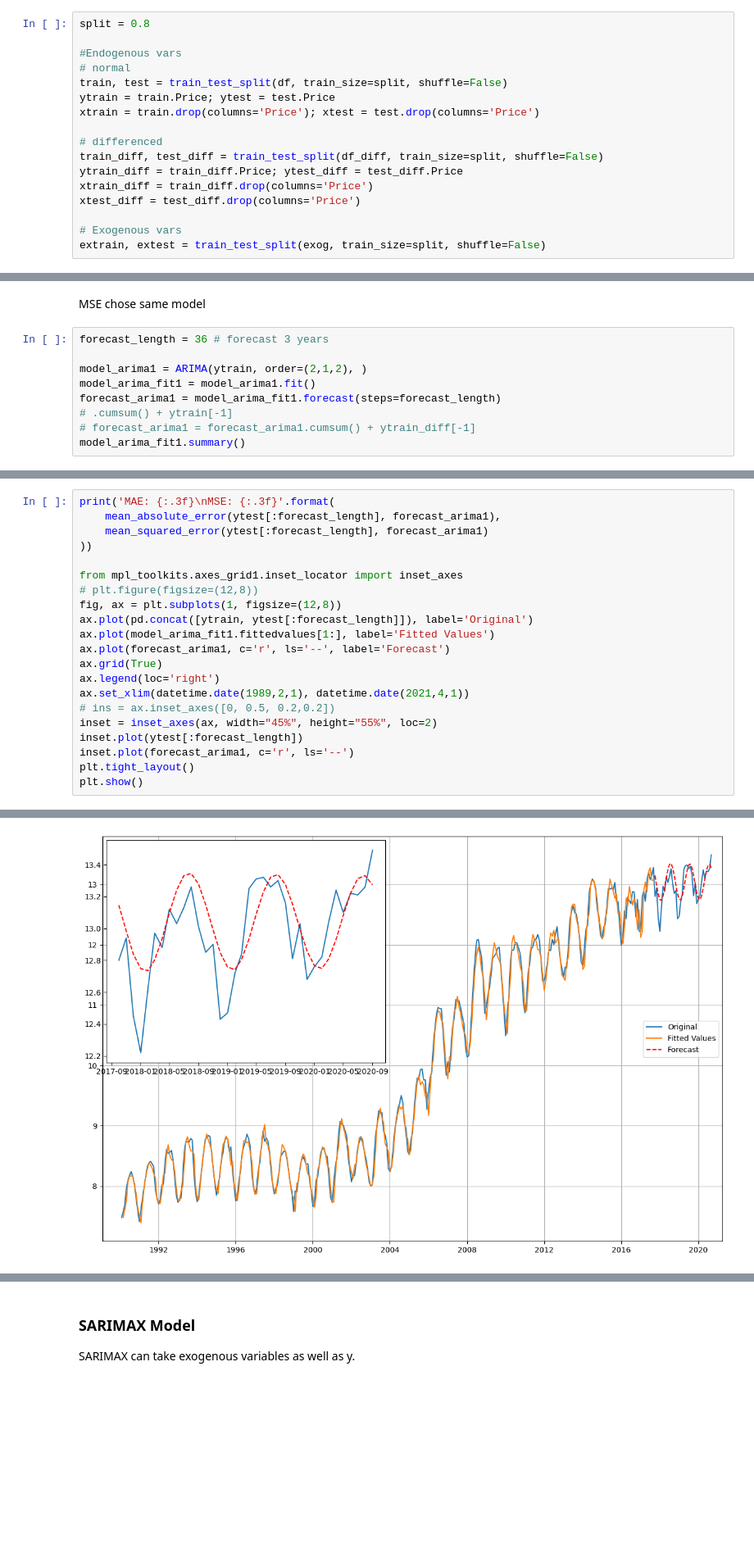
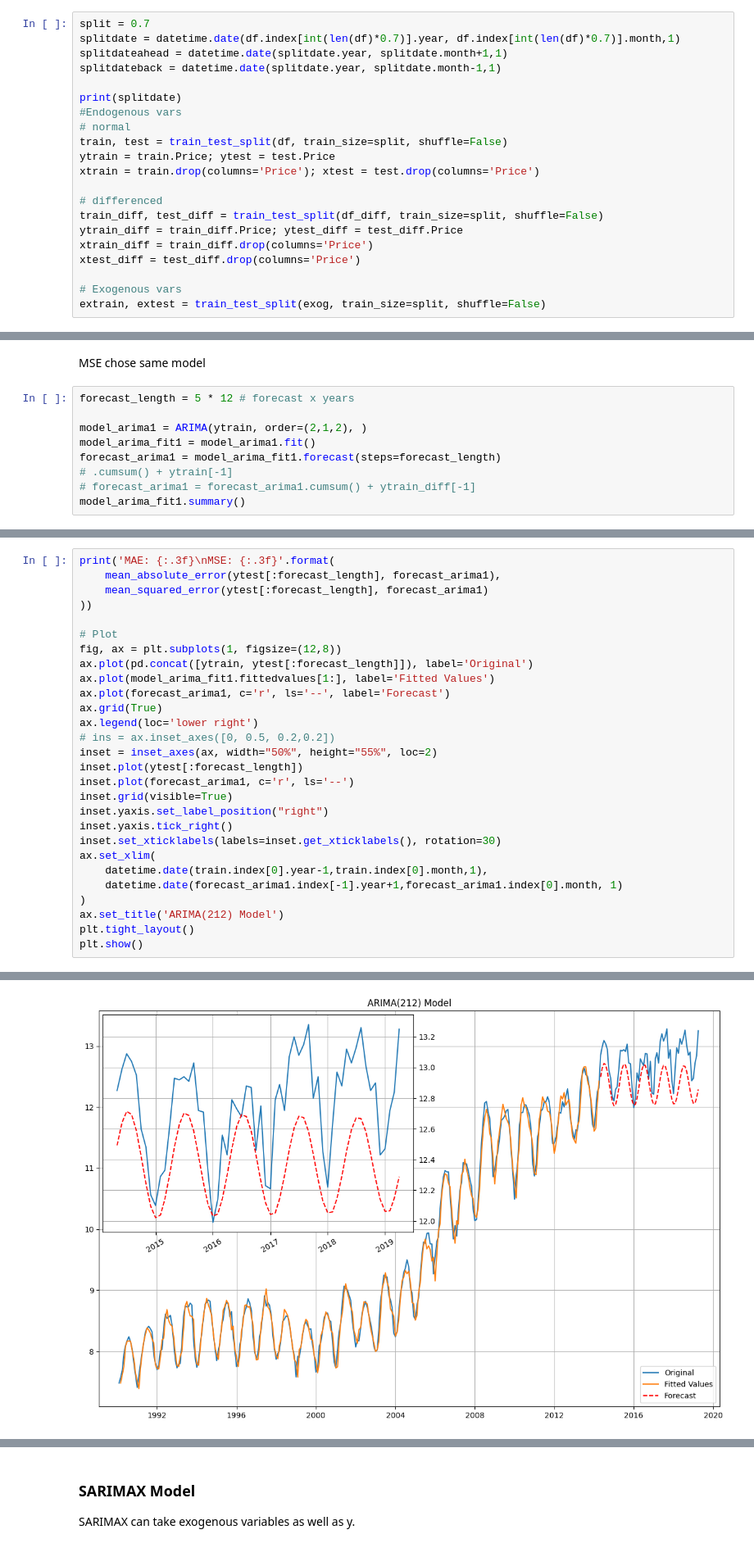
Before and after one commit to bktakacs/springboard_dsc_capstone3, a Jupyter notebook: pp-model.ipynb, the cells around one changed output, grey strips where cells are left out. Shown at 82% size. Saved outputs shown, nothing was run; the diff lists cells and outputs as text; blank space fills up the shorter version.

```diff
--- a/pp-model.ipynb
+++ b/pp-model.ipynb
@@ -118,8 +119,12 @@ df_diff
 | 2024-08-01 | 0.20 | -52.993 | 11.054 | -265.691 | -0.146 |
 415 rows × 5 columns
 # %%
-split = 0.8
+split = 0.7
+splitdate = datetime.date(df.index[int(len(df)*0.7)].year, df.index[int(len(df)*0.7)].month,1)
+splitdateahead = datetime.date(splitdate.year, splitdate.month+1,1)
+splitdateback = datetime.date(splitdate.year, splitdate.month-1,1)
 
+print(splitdate)
 #Endogenous vars
 # normal
 train, test = train_test_split(df, train_size=split, shuffle=False)
@@ -219,7 +226,7 @@ d = 0 means data was not differenced (because we already differenced it)
 # %% [markdown]
 MSE chose same model
 # %%
-forecast_length = 36 # forecast 3 years
+forecast_length = 5 * 12 # forecast x years
 
 model_arima1 = ARIMA(ytrain, order=(2,1,2), )
 model_arima_fit1 = model_arima1.fit()
@@ -258,19 +273,26 @@ print('MAE: {:.3f}\nMSE: {:.3f}'.format(
     mean_squared_error(ytest[:forecast_length], forecast_arima1)
 ))
 
-from mpl_toolkits.axes_grid1.inset_locator import inset_axes
-# plt.figure(figsize=(12,8))
+# Plot
 fig, ax = plt.subplots(1, figsize=(12,8))
 ax.plot(pd.concat([ytrain, ytest[:forecast_length]]), label='Original')
 ax.plot(model_arima_fit1.fittedvalues[1:], label='Fitted Values')
 ax.plot(forecast_arima1, c='r', ls='--', label='Forecast')
 ax.grid(True)
-ax.legend(loc='right')
-ax.set_xlim(datetime.date(1989,2,1), datetime.date(2021,4,1))
+ax.legend(loc='lower right')
 # ins = ax.inset_axes([0, 0.5, 0.2,0.2])
-inset = inset_axes(ax, width="45%", height="55%", loc=2)
+inset = inset_axes(ax, width="50%", height="55%", loc=2)
 inset.plot(ytest[:forecast_length])
 inset.plot(forecast_arima1, c='r', ls='--')
+inset.grid(visible=True)
+inset.yaxis.set_label_position("right")
+inset.yaxis.tick_right()
+inset.set_xticklabels(labels=inset.get_xticklabels(), rotation=30)
+ax.set_xlim(
+    datetime.date(train.index[0].year-1,train.index[0].month,1),
+    datetime.date(forecast_arima1.index[-1].year+1,forecast_arima1.index[0].month, 1)
+)
+ax.set_title('ARIMA(212) Model')
 plt.tight_layout()
 plt.show()
 # %% [output]
@@ -279 +301 @@ MSE: 0.046
-[figure, old version]
+[figure, new version]
```
Also changed, not shown: parts of 45 cells of this notebook.
